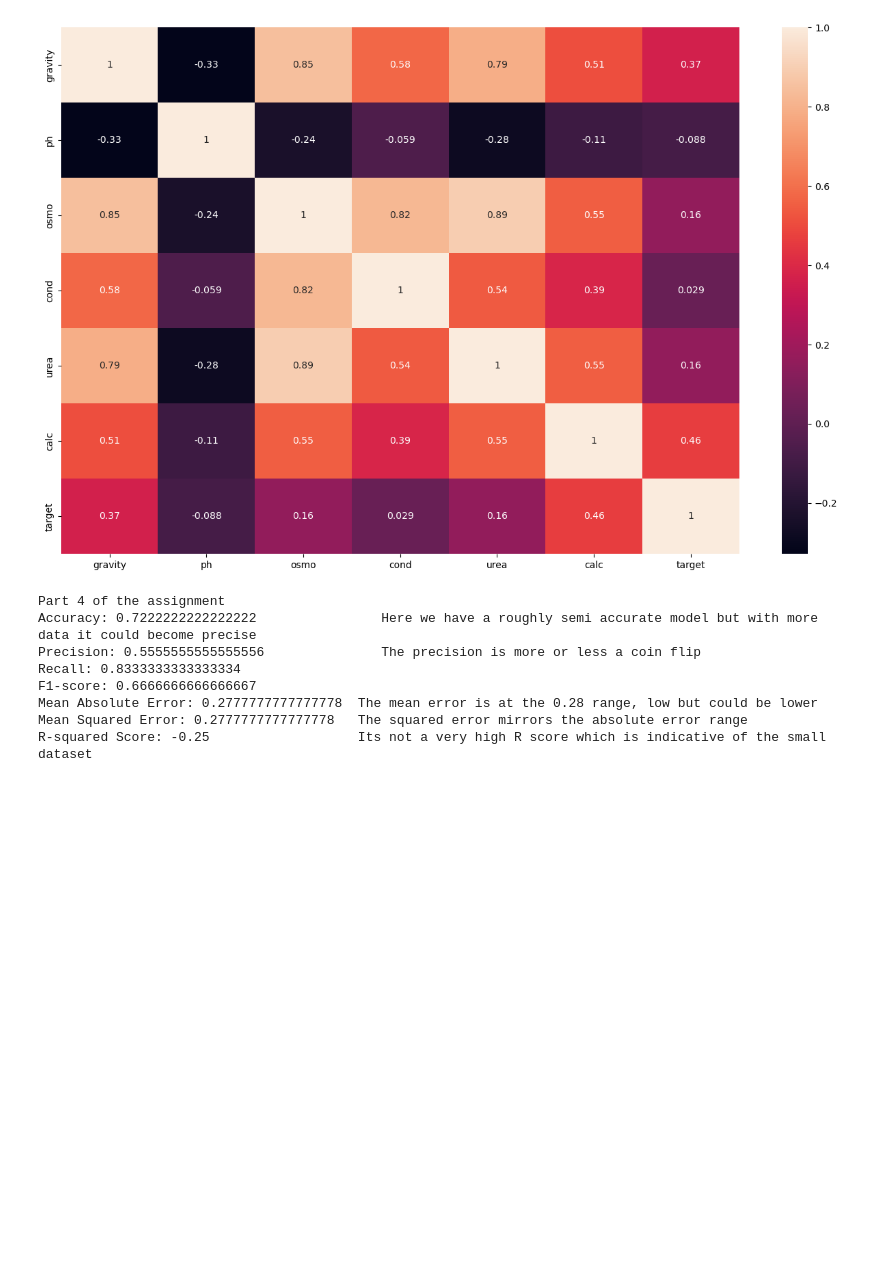
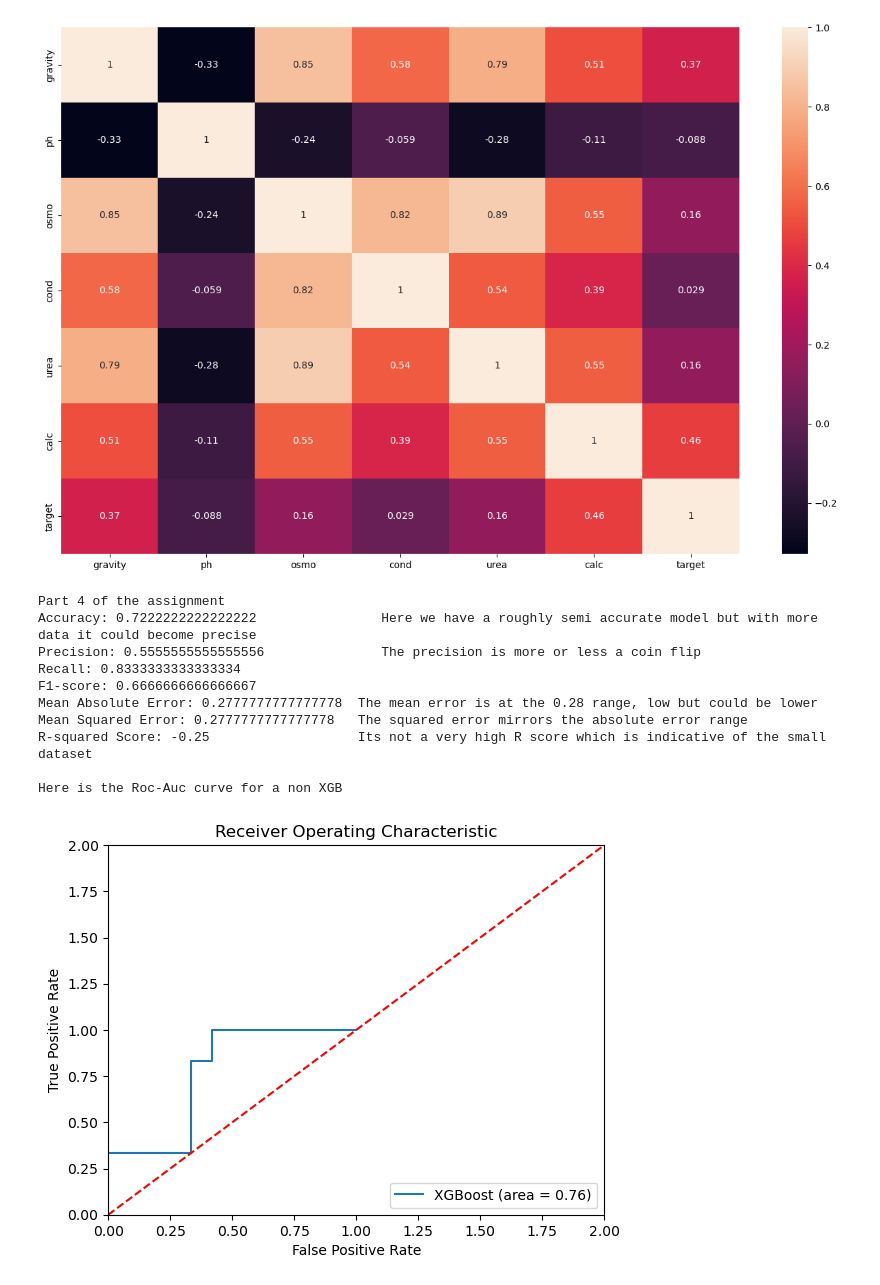
Before and after one commit to sopiloteh/sillythings, a Jupyter notebook: project3-erickbravo.ipynb, the cells around one changed output. Drawn from its saved outputs; the diff is of its cells as text; code cells hidden in the pictures; blank space fills up the shorter version.

```diff
--- a/project3-erickbravo.ipynb
+++ b/project3-erickbravo.ipynb
@@ -26,7 +26,7 @@ import seaborn as sns
 import xgboost as xgb
 from sklearn import preprocessing
 from sklearn.model_selection import train_test_split, RandomizedSearchCV
-from sklearn.metrics import accuracy_score, precision_score, recall_score, f1_score, mean_absolute_error, mean_squared_error, r2_score
+from sklearn.metrics import accuracy_score, precision_score, recall_score, f1_score, mean_absolute_error, mean_squared_error, r2_score, roc_auc_score, roc_curve
 
 print('Part 1 of the assignement\nWhere we dump in the dataset to use\n ')
 # Load the data
@@ -50,6 +50,7 @@ model.fit(X_train, y_train)
 
 # Make predictions on the test data
 y_pred = model.predict(X_test)
+y_pred_proba = model.predict_proba(X_test)[:,1] # predicted probabilities
 # %% [output]
 Part 1 of the assignement
 Where we dump in the dataset to use
@@ -69,28 +70,47 @@ Plotting a heatmap of our true data to see what comes to mind
 # %%
 print('Part 4 of the assignment')
 print("Accuracy:", accuracy_score(y_test, y_pred), "               Here we have a roughly semi accurate model but with more data it could become precise")
 print("Precision:", precision_score(y_test, y_pred),"              The precision is more or less a coin flip")
 print("Recall:", recall_score(y_test, y_pred))
 print("F1-score:", f1_score(y_test, y_pred))
 
 print("Mean Absolute Error:", mean_absolute_error(y_test, y_pred)," The mean error is at the 0.28 range, low but could be lower")
 print("Mean Squared Error:", mean_squared_error(y_test, y_pred),"  The squared error mirrors the absolute error range")
 print("R-squared Score:", r2_score(y_test, y_pred),"                  Its not a very high R score which is indicative of the small dataset")
 
 accu4 = accuracy_score(y_test, y_pred)
 precis4 = precision_score(y_test, y_pred)
 abso4 = mean_absolute_error(y_test, y_pred)
 square4 = mean_squared_error(y_test, y_pred)
 rsquare4 = r2_score(y_test, y_pred)
+
+
+# ROC-AUC curve
+print('\nHere is the Roc-Auc curve for a non XGB \n')
+roc_auc = roc_auc_score(y_test, y_pred_proba)
+fpr, tpr, thresholds = roc_curve(y_test, y_pred_proba)
+plt.figure()
+plt.plot(fpr, tpr, label='XGBoost (area = %0.2f)' % roc_auc)
+plt.plot([0, 2], [0, 2],'r--')
+plt.xlim([0, 2])
+plt.ylim([0, 2])
+plt.xlabel('False Positive Rate')
+plt.ylabel('True Positive Rate')
+plt.title('Receiver Operating Characteristic')
+plt.legend(loc="lower right")
+plt.show()
 # %% [output]
 Part 4 of the assignment
 Accuracy: 0.7222222222222222                Here we have a roughly semi accurate model but with more data it could become precise
 Precision: 0.5555555555555556               The precision is more or less a coin flip
 Recall: 0.8333333333333334
 F1-score: 0.6666666666666667
 Mean Absolute Error: 0.2777777777777778  The mean error is at the 0.28 range, low but could be lower
 Mean Squared Error: 0.2777777777777778   The squared error mirrors the absolute error range
 R-squared Score: -0.25                   Its not a very high R score which is indicative of the small dataset
+
+Here is the Roc-Auc curve for a non XGB
+[figure, added]
 # %%
 print('Part 5 of the assignment')
 # Define the hyperparameter grid
```
Also changed, not shown: parts of 3 cells of this notebook.
